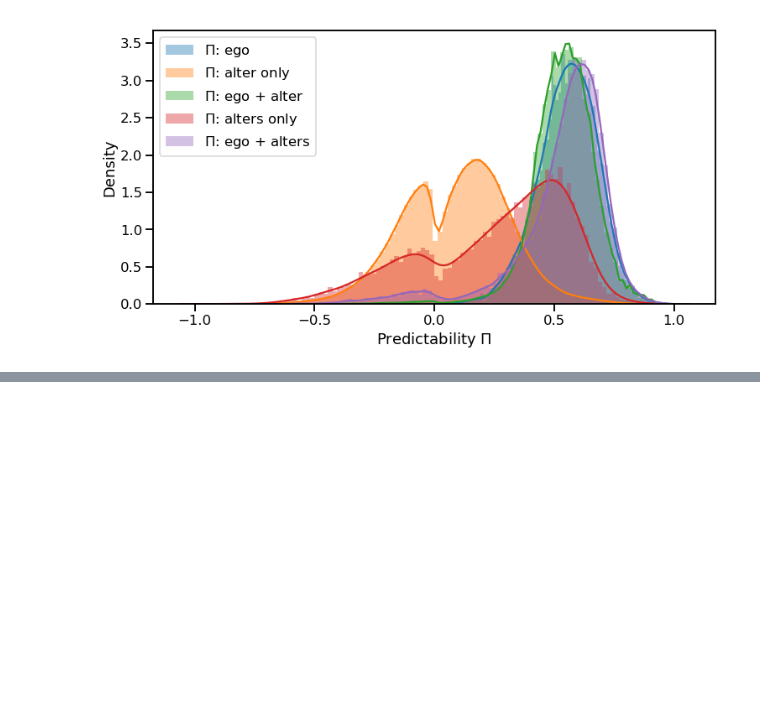
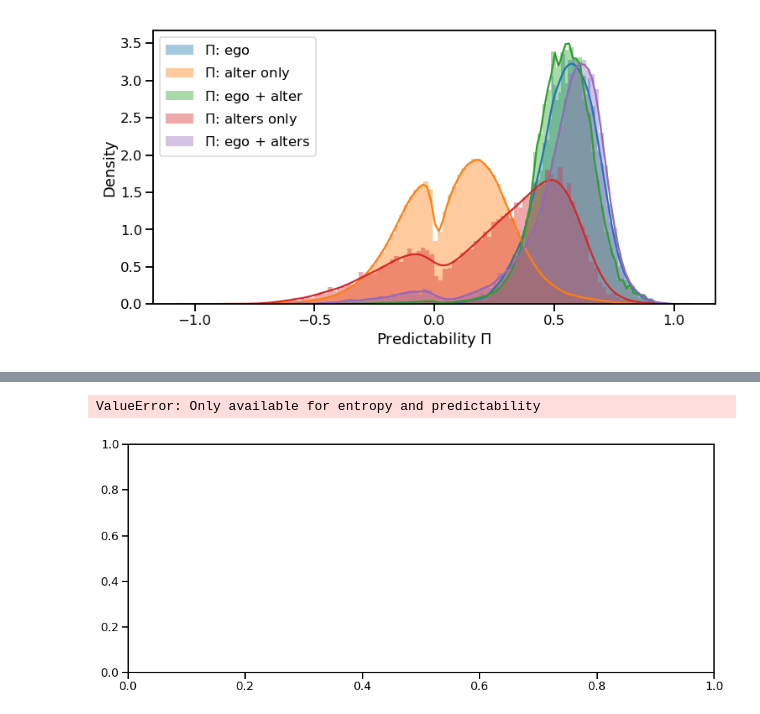
Before and after one commit to Magica-Chen/social-predictability, a Jupyter notebook: Fig-MS-Social-Information-AF.ipynb, the cells around one changed output, grey strips where cells are left out. Drawn from its saved outputs; the diff is of its cells as text; code cells hidden in the pictures; blank space fills up the shorter version.

```diff
--- a/Fig-MS-Social-Information-AF.ipynb
+++ b/Fig-MS-Social-Information-AF.ipynb
@@ -57,3 +67,8 @@ LetMS.hist_pred()
+# %%
+we_meet.num_point_plot('pred', threshold=400)
+# %% [output]
+ValueError: Only available for entropy and predictability
+[figure, added]
 # %%
 LZentropy = we_meet.ego_stats['LZ_entropy'].to_frame(name='LZ Entropy').stack(dropna=True)
 CrossEntropy = we_meet.user_stats['CE_alter'].to_frame(name='Cross Entropy').stack(dropna=True)
```
Also changed, not shown: parts of 3 cells of this notebook, 2 other files.
